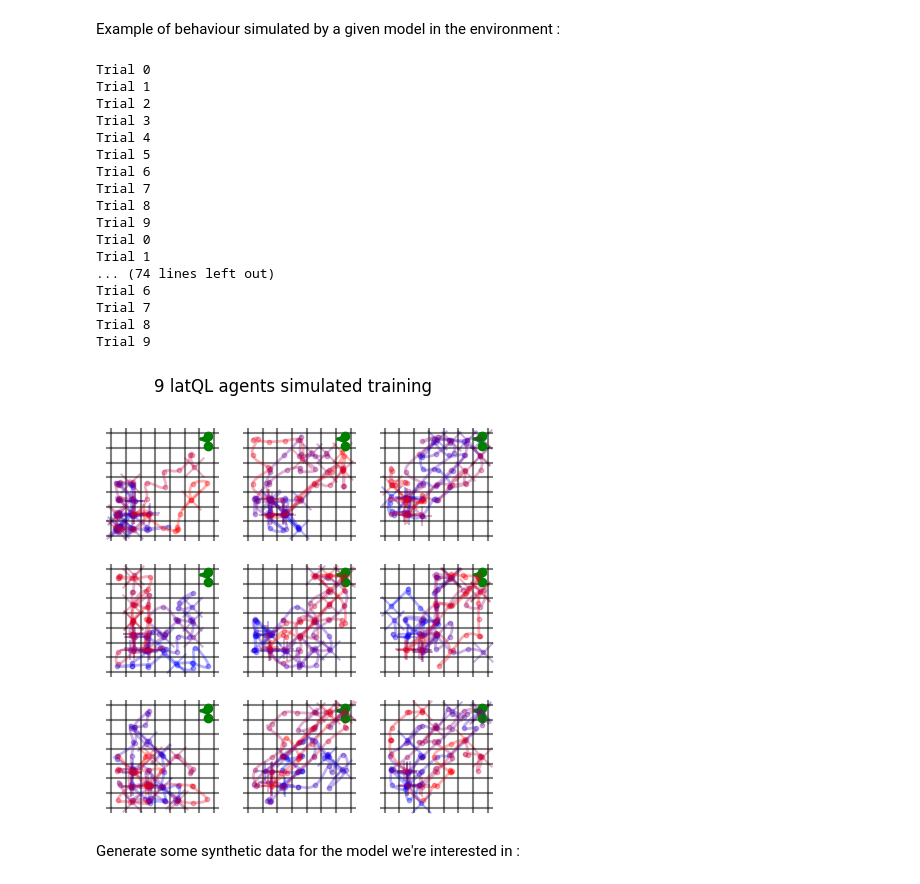
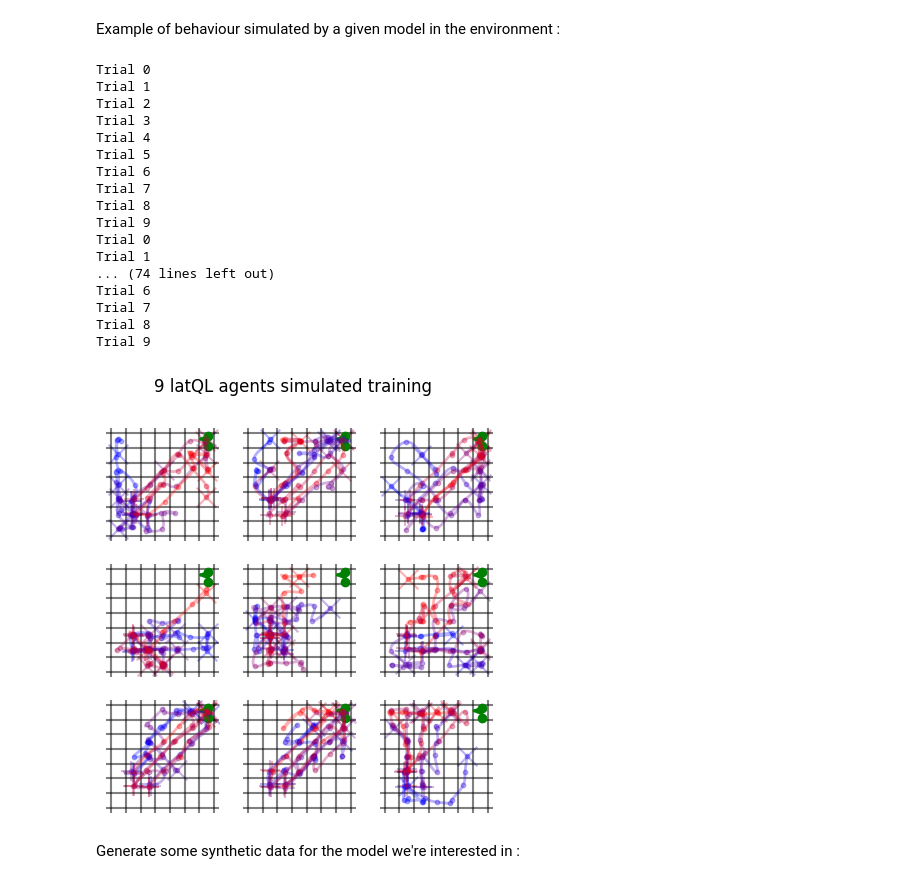
Before and after one commit to Erresthor/Behavioural_analog_to_BCI_training, a Jupyter notebook: computational_modeling_307_gen_lat_ql.ipynb, the cells around one changed output. Drawn from its saved outputs; the diff is of its cells as text; code cells hidden in the pictures.

```diff
--- a/computational_modeling_307_gen_lat_ql.ipynb
+++ b/computational_modeling_307_gen_lat_ql.ipynb
@@ -88,90 +88,65 @@ fig.suptitle("9 latQL agents simulated training")
 
 latql_agent_hyperparameters = {
     "angle":{
-        "alpha_+":0.2,
-        "alpha_-":0.2,
+        "alpha_+":0.3,
+        "alpha_-":0.3,
         "beta" : 30.0,
         "alpha_ck" : 0.05,
         "beta_ck" : 2.0,
         "transition_alpha" : 0.3,
-        "perception_sigma" : 0.001,
+        "perception_sigma" : 0.2,
+        "gamma_generalize" : 1.0
     },
     "position":{
-        "alpha_+":0.2,
-        "alpha_-":0.2,
+        "alpha_+":0.3,
+        "alpha_-":0.3,
         "beta" :30.0,
         "alpha_ck" : 0.05,
-        "beta_ck" : 0.0,
+        "beta_ck" : 2.0,
         "transition_alpha" : 0.3,
-        "perception_sigma" : 0.001,
+        "perception_sigma" : 0.2,
+        "gamma_generalize" : 1.0
     },
     "distance":{
-        "alpha_+":0.2,
-        "alpha_-":0.2,
+        "alpha_+":0.3,
+        "alpha_-":0.3,
         "beta" : 30.0,
         "alpha_ck" : 0.05,
-        "beta_ck" : 0.0,
+        "beta_ck" : 2.0,
         "transition_alpha" : 0.3,
-        "perception_sigma" : 0.001,
+        "perception_sigma" : 0.2,
+        "gamma_generalize" : 1.0
     }
 }
 
 for ax in axs.reshape(-1):
     # In : an agent based on some hyperparameters :
     SEED = np.random.randint(1000)
 
-    params_final,training_hist = run_loop(ENVIRONMENT,latQL_agent(latql_agent_hyperparameters,models_constants),SEED,NTRIALS)
+    params_final,training_hist = run_loop(ENVIRONMENT,gen_latQL_agent(latql_agent_hyperparameters,models_constants),SEED,NTRIALS)
 
     simulated_states = np.array(training_hist["env_states"])
 
     plot_training(ax,simulated_states,GRID_SIZE,END_COORD,line_width=2,alpha=0.3)
-
-
-# # RW agent for comparison :
-# rw_agent_hyperparameters ={
-#     "angle":{
-#         "alpha":0.5,
-#         "beta" :40.0
-#     },
-#     "position":{
-#         "alpha":0.3,
-#         "beta" :4.0
-#     },
-#     "distance":{
-#         "alpha":0.1,
-#         "beta" :40.0
-#     }
-# }
-# fig,axs = plt.subplots(3,3,sharex=True,sharey=True,figsize= (5,5))
-# fig.suptitle("9 RW agents simulated training")
-# for ax in axs.reshape(-1):
-#     # In : an agent based on some hyperparameters :
-#     SEED = np.random.randint(1000)
-
-#     params_final,training_hist = run_loop(ENVIRONMENT,rw_agent(rw_agent_hyperparameters,models_constants),SEED,NTRIALS)
-
-#     simulated_states = np.array(training_hist["env_states"])
-
-#     plot_training(ax,simulated_states,GRID_SIZE,END_COORD,line_width=2,alpha=0.3)
 # %% [output]
 Trial 0
 Trial 1
 Trial 2
 Trial 3
 Trial 4
 Trial 5
 Trial 6
 Trial 7
 Trial 8
 Trial 9
 Trial 0
 Trial 1
 ... (74 lines left out)
 Trial 6
 Trial 7
 Trial 8
 Trial 9
-[figure, old version]
+[figure, new version]
 # %% [markdown]
 Generate some synthetic data for the model we're interested in :
 # %%
```
Also changed, not shown: parts of 6 cells of this notebook, 5 other files.
